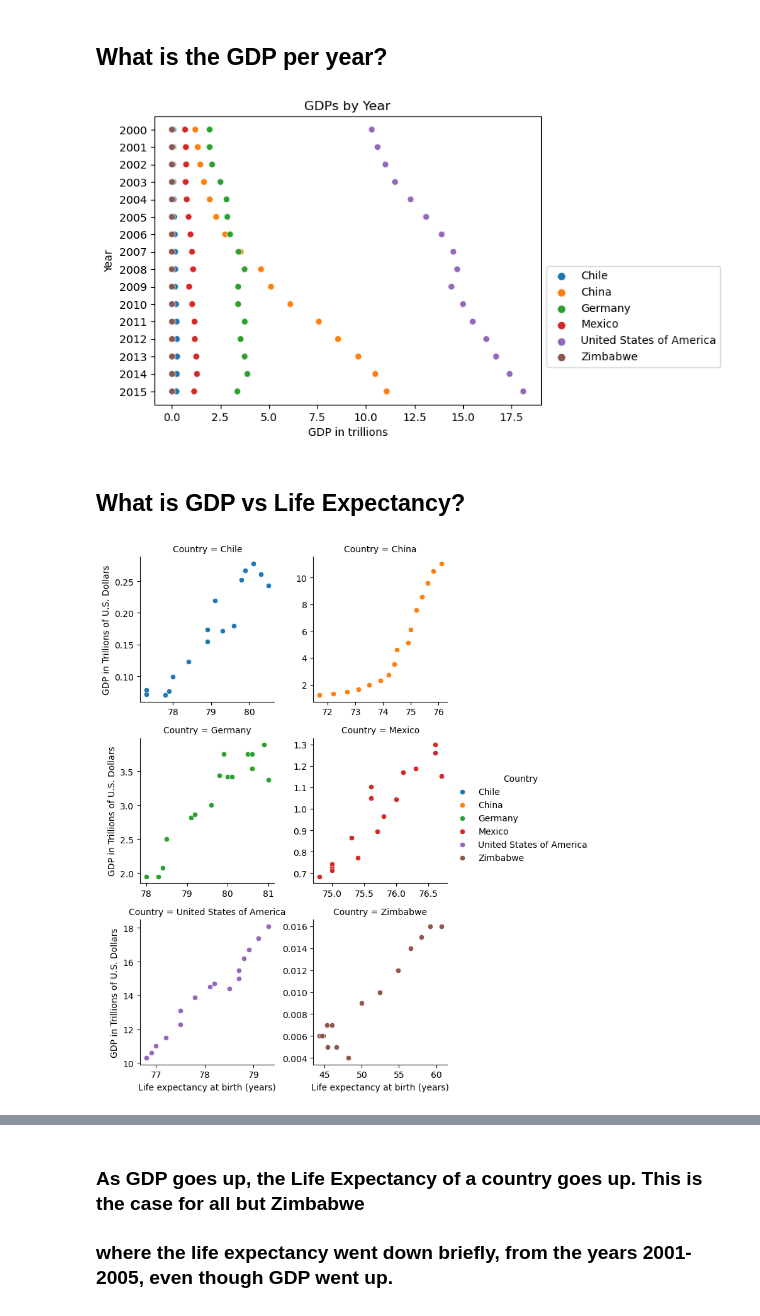
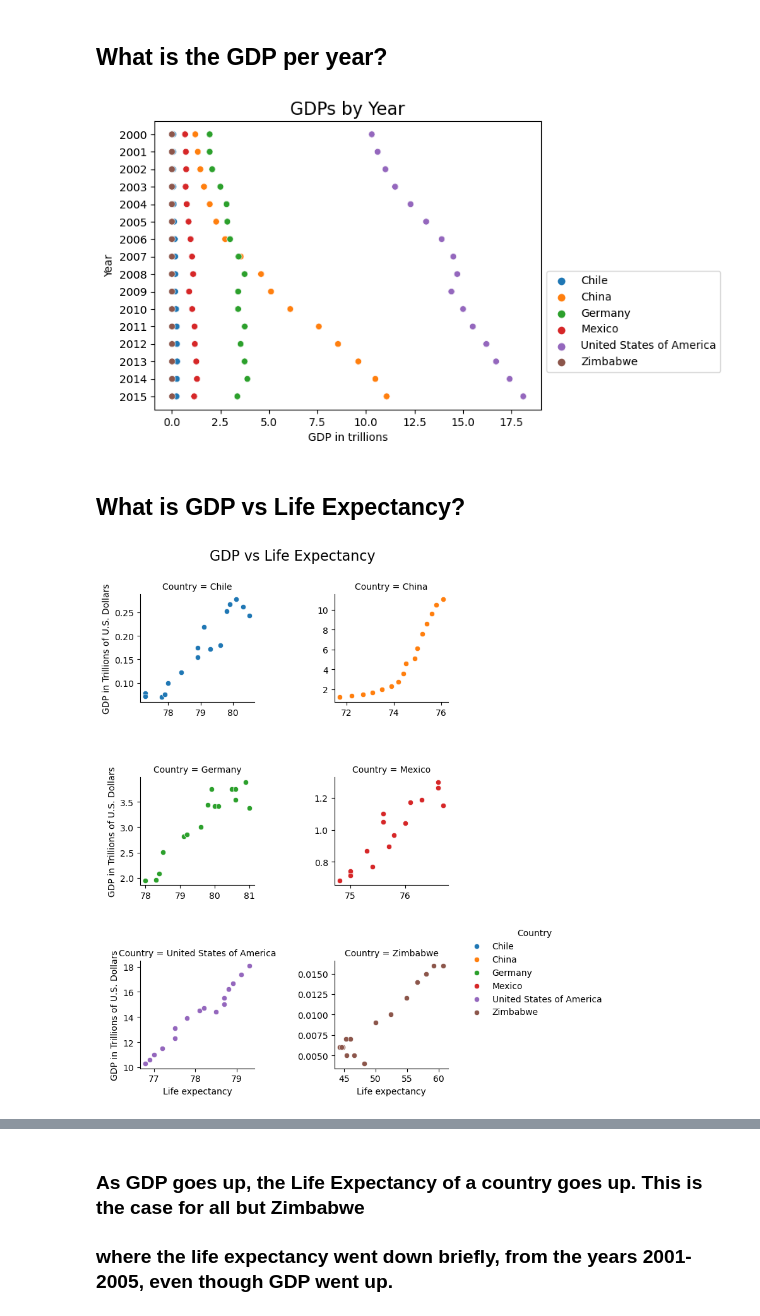
Before and after one commit to Script-Whiz/LifeExpectancy, a Jupyter notebook: life_expectancy_gdp_final.ipynb, the cells around one changed output, grey strips where cells are left out. Saved outputs shown, nothing was run; the diff lists cells and outputs as text; code cells hidden in the pictures.

```diff
--- a/life_expectancy_gdp_final.ipynb
+++ b/life_expectancy_gdp_final.ipynb
@@ -390,17 +391,21 @@ sns.scatterplot(data = df, x = "GDP_dec", y = df.Year, hue = "Country")
 plt.legend(loc='best', bbox_to_anchor=(1, 0.5), ncol=1)
 plt.xlabel("GDP in trillions")
 plt.ylabel("Year")
-plt.title("GDPs by Year")
+plt.title("GDPs by Year", size =16)
 plt.show()
 # %% [output]
-[figure, old version]
+[figure, new version]
 # %% [markdown]
 ## What is GDP vs Life Expectancy? ##
 # %%
 graph = sns.FacetGrid(df, col="Country", col_wrap=2,
                       hue = "Country", sharey = False, sharex = False)
 graph = (graph.map(sns.scatterplot,"LE", "GDP_dec")
-         .add_legend()
-         .set_axis_labels("Life expectancy at birth (years)", "GDP in Trillions of U.S. Dollars"));
+         .add_legend(bbox_to_anchor=(1.02, 0.15), loc='lower right', borderaxespad=0)
+         .set_axis_labels("Life expectancy", "GDP in Trillions of U.S. Dollars"));
+plt.subplots_adjust(hspace=0.7, wspace=0.7)
+
+graph.fig.suptitle('GDP vs Life Expectancy                   ', size=16)
+graph.fig.subplots_adjust(top=.9)
 # %% [output]
-[figure, old version]
+[figure, new version]
```
Also changed, not shown: parts of 21 cells of this notebook.
